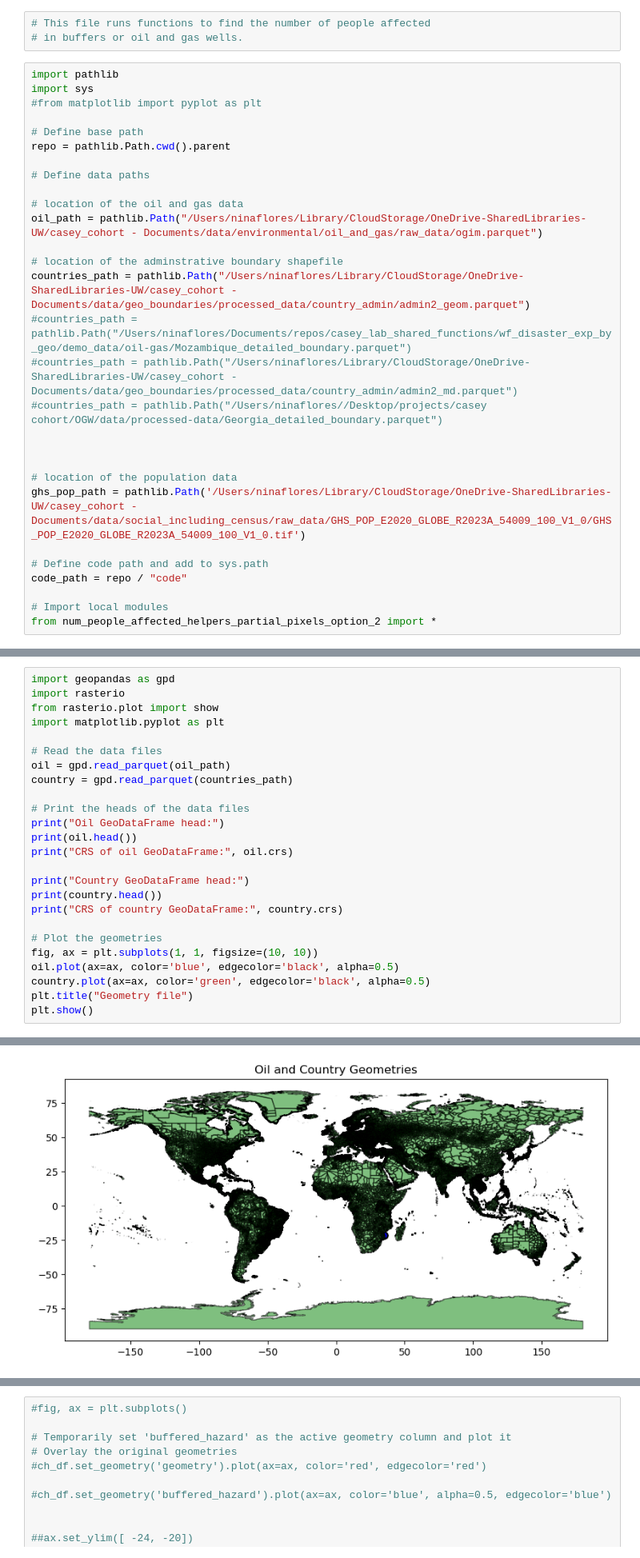
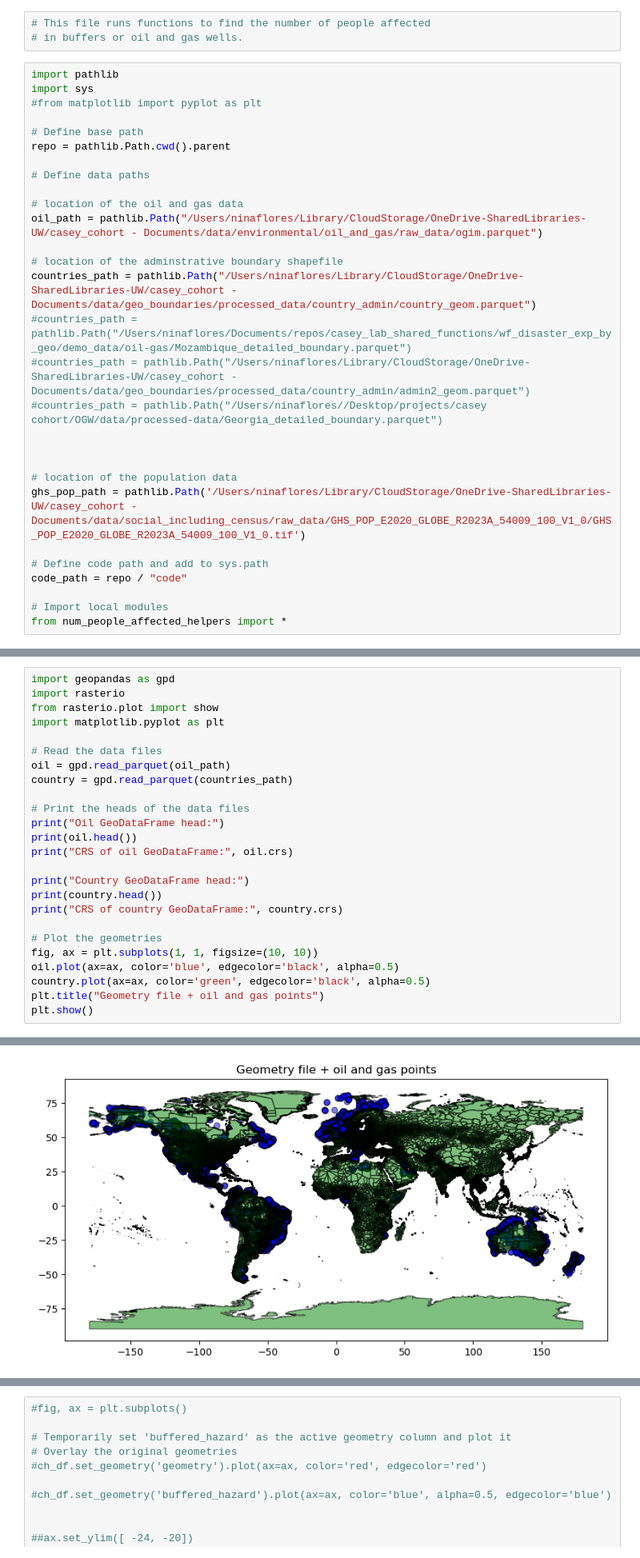
Before and after one commit to nina-flores/ogd, a Jupyter notebook: code/oil_gas_run.ipynb, the cells around one changed output, grey strips where cells are left out. Shown: that part at 80% size. Drawn from its saved outputs; the diff is of its cells as text.

```diff
--- a/code/oil_gas_run.ipynb
+++ b/code/oil_gas_run.ipynb
@@ -15,9 +15,9 @@ repo = pathlib.Path.cwd().parent
 oil_path = pathlib.Path("/Users/ninaflores/Library/CloudStorage/OneDrive-SharedLibraries-UW/casey_cohort - Documents/data/environmental/oil_and_gas/raw_data/ogim.parquet")
 
 # location of the adminstrative boundary shapefile
-countries_path = pathlib.Path("/Users/ninaflores/Library/CloudStorage/OneDrive-SharedLibraries-UW/casey_cohort - Documents/data/geo_boundaries/processed_data/country_admin/admin2_geom.parquet")
+countries_path = pathlib.Path("/Users/ninaflores/Library/CloudStorage/OneDrive-SharedLibraries-UW/casey_cohort - Documents/data/geo_boundaries/processed_data/country_admin/country_geom.parquet")
 #countries_path = pathlib.Path("/Users/ninaflores/Documents/repos/casey_lab_shared_functions/wf_disaster_exp_by_geo/demo_data/oil-gas/Mozambique_detailed_boundary.parquet")
-#countries_path = pathlib.Path("/Users/ninaflores/Library/CloudStorage/OneDrive-SharedLibraries-UW/casey_cohort - Documents/data/geo_boundaries/processed_data/country_admin/admin2_md.parquet")
+#countries_path = pathlib.Path("/Users/ninaflores/Library/CloudStorage/OneDrive-SharedLibraries-UW/casey_cohort - Documents/data/geo_boundaries/processed_data/country_admin/admin2_geom.parquet")
 #countries_path = pathlib.Path("/Users/ninaflores//Desktop/projects/casey cohort/OGW/data/processed-data/Georgia_detailed_boundary.parquet")
 
 
@@ -29,7 +29,7 @@ ghs_pop_path = pathlib.Path('/Users/ninaflores/Library/CloudStorage/OneDrive-Sha
 code_path = repo / "code"
 
 # Import local modules
-from num_people_affected_helpers_partial_pixels_option_2 import *
+from num_people_affected_helpers import *
 # %%
 # need to look at wfs and pass the right thing
 # read oil
@@ -85,7 +85,7 @@ print("CRS of country GeoDataFrame:", country.crs)
 fig, ax = plt.subplots(1, 1, figsize=(10, 10))
 oil.plot(ax=ax, color='blue', edgecolor='black', alpha=0.5)
 country.plot(ax=ax, color='green', edgecolor='black', alpha=0.5)
-plt.title("Geometry file")
+plt.title("Geometry file + oil and gas points")
 plt.show()
 # %% [output]
 Oil GeoDataFrame head:
@@ -98,14 +98,14 @@ Oil GeoDataFrame head:
 CRS of oil GeoDataFrame: GEOGCRS["WGS 84",
     DATUM["World Geodetic System 1984",
         ELLIPSOID["WGS 84",6378137,298.257223563,
             LENGTHUNIT["metre",1]]],
     PRIMEM["Greenwich",0,
 ... (26 lines left out)
         AXIS["longitude",east,
             ORDER[2],
             ANGLEUNIT["degree",0.0174532925199433]],
     ID["EPSG",4326]]
-[figure, old version]
+[figure, new version]
 # %%
 # can use this and the next cell to plot what's happening with the function
 # probably want to test this with a few different countries to ensure it's behaving
```
Also changed, not shown: parts of 6 cells of this notebook, 2 other files.
